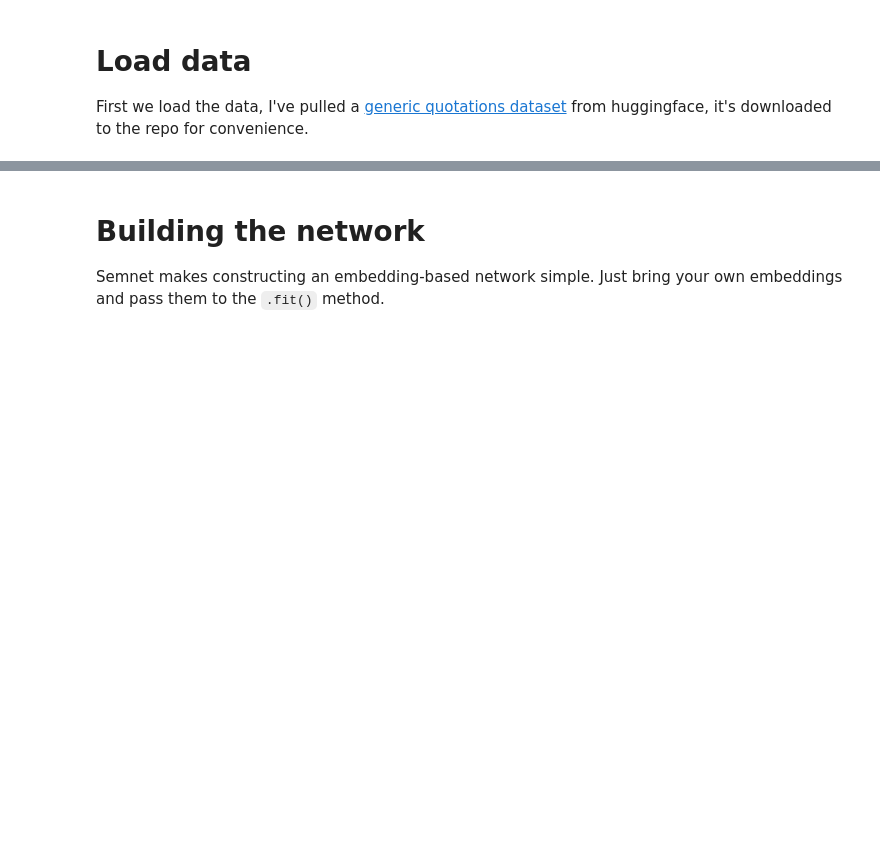
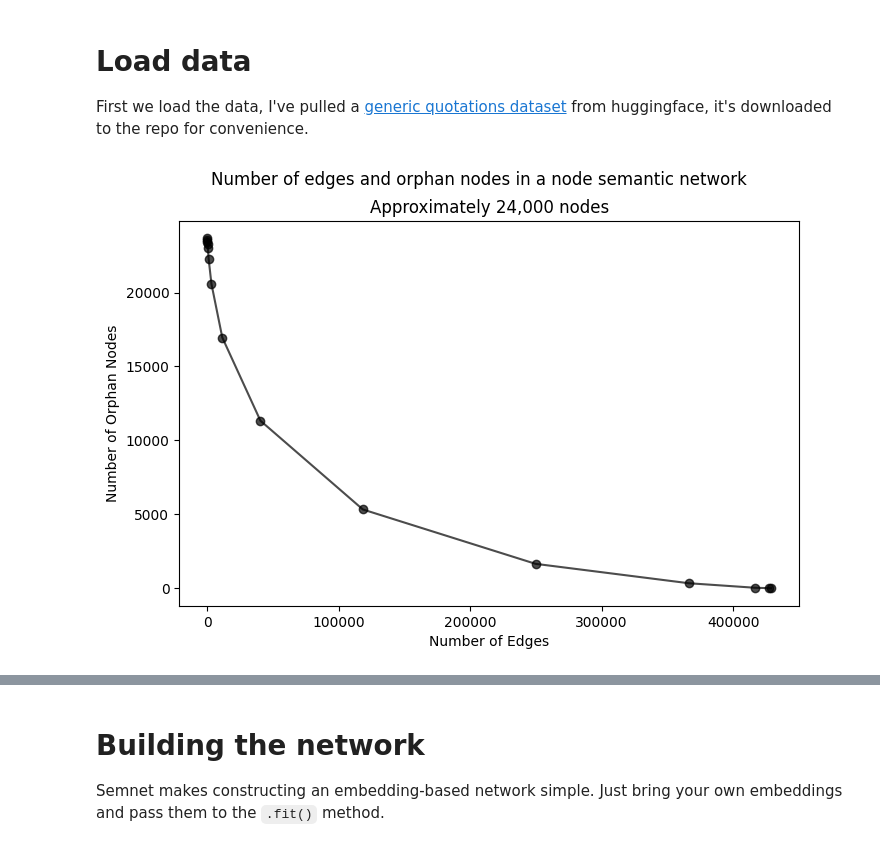
Before and after one commit to specialprocedures/semnet, a Jupyter notebook: examples/quotes.ipynb, the cells around one changed output, grey strips where cells are left out. Drawn from its saved outputs; the diff is of its cells as text; code cells hidden in the pictures; blank space fills up the shorter version.

```diff
--- a/examples/quotes.ipynb
+++ b/examples/quotes.ipynb
@@ -2,20 +2,14 @@
 # Load data
 First we load the data, I've pulled a [generic quotations dataset](https://huggingface.co/datasets/m-ric/english_historical_quotes/) from huggingface, it's downloaded to the repo for convenience.
 # %%
-from semnet import SemanticNetwork, to_pandas
-import pandas as pd
 import datasets
 import sentence_transformers
 
-dataset = datasets.load_dataset(
-    "m-ric/english_historical_quotes", split="train"
-)
+dataset = datasets.load_dataset("m-ric/english_historical_quotes")
 
-# Convert to pandas DataFrame
-df = pd.DataFrame(dataset)
+# Get quotes
+labels = [item["quote"] for item in dataset["train"]]
 
-embedding_model = sentence_transformers.SentenceTransformer(
-    "BAAI/bge-base-en-v1.5"
-)
-labels = df["quote"].tolist()
+model_string = "BAAI/bge-base-en-v1.5"
+embedding_model = sentence_transformers.SentenceTransformer(model_string)
 embeddings = embedding_model.encode(labels, show_progress_bar=True)
@@ -21,0 +40,30 @@ embeddings = embedding_model.encode(labels, show_progress_bar=True)
+# %%
+import matplotlib.pyplot as plt
+
+edge_counts = [c["n_edges"] for c in component_counts]
+orphan_counts = [c["n_orphans"] for c in component_counts]
+
+fig, ax = plt.subplots(figsize=(8, 5))
+
+ax.plot(edge_counts, orphan_counts, marker="o", color="black", alpha=0.7)
+
+# # log scale for both axis
+# ax.set_xscale("log")
+# ax.set_yscale("log")
+
+
+# Labels
+ax.set_xlabel("Number of Edges")
+ax.set_ylabel("Number of Orphan Nodes")
+
+# ax.set_xlim(-1, 25_000)
+# ax.set_xlim(-1000, 5_000_00)
+
+# Titles
+fig.suptitle("Number of edges and orphan nodes in a node semantic network")
+ax.set_title("Approximately 24,000 nodes")
+
+fig.savefig("orphan_nodes_vs_edges.png", dpi=300)
+plt.show()
+# %% [output]
+[figure, added]
```
Also changed, not shown: parts of 27 cells of this notebook, 21 other files.
